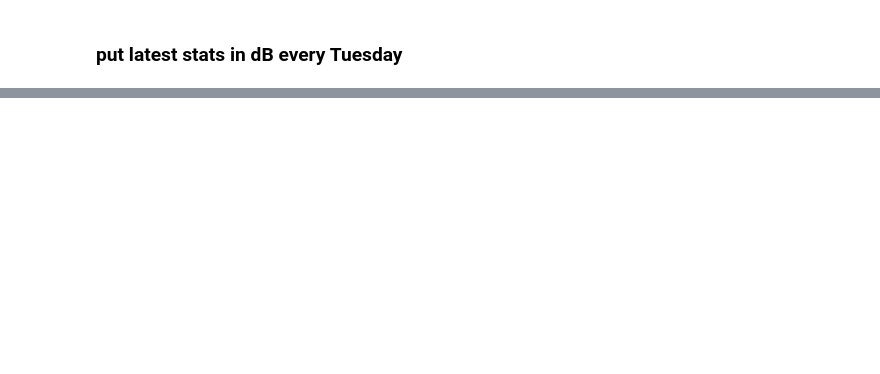
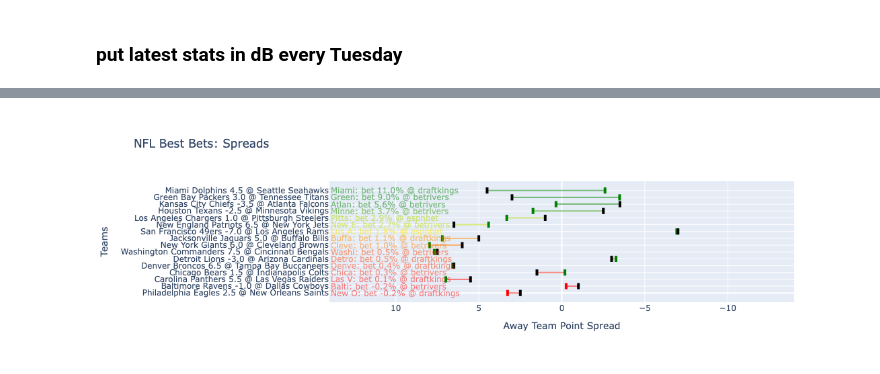
Before and after one commit to dan8239/nfl-data-engineering, a Jupyter notebook: src/inference/inference_notebook.ipynb, the cells around one changed output, grey strips where cells are left out. Saved outputs shown, nothing was run; the diff lists cells and outputs as text; code cells hidden in the pictures; blank space fills up the shorter version.

```diff
--- a/src/inference/inference_notebook.ipynb
+++ b/src/inference/inference_notebook.ipynb
@@ -123,0 +415,90 @@ odds_table.to_excel(f"../output/predictions/{year}_week{week}_predictions_{stamp
+# %%
+def get_color_from_ev(ev, min_ev=0, max_ev=0.15):
+    """
+    Returns a color for the EV value using a continuous color scale from red to green.
+    EV < 0 -> Red
+    EV = 0 -> Yellow
+    EV > 0 -> Green
+    """
+    # Create a continuous color scale between red, yellow, and green
+    cmap = mcolors.LinearSegmentedColormap.from_list("red_yellow_green", ["red", "yellow", "green"])
+
+    # Normalize EV to be within [0, 1] for the color scale
+    norm_ev = np.clip((ev - min_ev) / (max_ev - min_ev), 0, 1)
+
+    # Get RGBA color from the normalized EV
+    color = cmap(norm_ev)
+
+    # Convert to 'rgba(r, g, b, a)' string format for Plotly
+    return f'rgba({int(color[0] * 255)}, {int(color[1] * 255)}, {int(color[2] * 255)}, 0.5)'
+# %%
+fig = go.Figure()
+df = best_bets_spreads.sort_values(by=["expected_value"], ascending=True).reset_index(drop=True)
+for i, game in df.iterrows():
+    y = i
+
+    # Highlight the difference (shaded area) with EV color
+    fig.add_trace(go.Scatter(
+        x=[game["away_spread"],
+           game["away_spread_modeled"],
+           game["away_spread_modeled"],
+           game["away_spread"]],
+        y=[y - 0.1, y - 0.1, y + 0.1, y + 0.1],
+        fill='toself',
+        fillcolor=get_color_from_ev(game["expected_value"]),  # Use the color mapping function
+        line=dict(color='rgba(255,255,255,0)'),  # No visible boundary
+        name=f'EV: {np.round(game["expected_value"]*100, 1)}%',
+        hovertemplate=f'EV: {game["expected_value"]*100:.1f}%<extra></extra>',
+        hoverinfo="text"
+    ))
+
+    # Add the Modeled line
+    color = "green" if game["expected_value"] > 0 else "red"
+    fig.add_trace(go.Scatter(
+        x=[game["away_spread_modeled"], game["away_spread_modeled"]],
+        y=[y - 0.45, y + 0.45],
+        mode='lines',
+        line=dict(color=color, width=4),
+        name=f'Modeled: {np.round(game["away_spread_modeled"], 1)}',  # Legend name (if shown)
+        hovertemplate=f'Modeled: {np.round(game["away_spread_modeled"], 1)}<extra></extra>',  # Hover info
+        hoverinfo="text"
+    ))
+
+    # Add the Vegas line
+    fig.add_trace(go.Scatter(
+        x=[game["away_spread"], game["away_spread"]],
+        y=[y - 0.45, y + 0.45],
+        mode='lines',
+        line=dict(color='black', width=4),
+        name=f'Vegas: {game["away_spread"]}',  # Legend name (if shown)
+        hovertemplate=f'Vegas: {game["away_spread"]}<extra></extra>',  # Hover info
+        hoverinfo="text"
+    ))
+
+    fig.add_annotation(
+        x=14,  # Slightly to the right of the y-axis
+        y=y,
+        text=f'{game["outcome"][:5]}: bet {np.round(game["ideal_bet_pcnt_diluted"]*100, 1)}% @ {game["book"]}',  # Add outcome and bet percentage
+        showarrow=False,
+        font=dict(size=12, color=get_color_from_ev(game["expected_value"])),  # EV-based color
+        xanchor='left',  # Text should be aligned just to the right of the y-axis
+        yanchor='middle'
+    )
+
+# Update the layout with reversed x-axis and proper y-axis labels
+fig.update_layout(
+    xaxis=dict(range=[14, -14], title='Away Team Point Spread'),  # Reverse x-axis
+    yaxis=dict(
+        tickvals=np.arange(len(df)),
+        ticktext=df["game"],
+        title='Teams'
+    ),
+    title="NFL Best Bets: Spreads",
+    showlegend=False  # Hide legend, if desired
+)
+
+# Save and display the figure
+fig.write_html(f"../output/visualizations/predictions/{year}_{week}_spread_value.html")
+fig.show()
+# %% [output]
+[figure, added]
```
Also changed, not shown: parts of 34 cells of this notebook, 17 other files.
